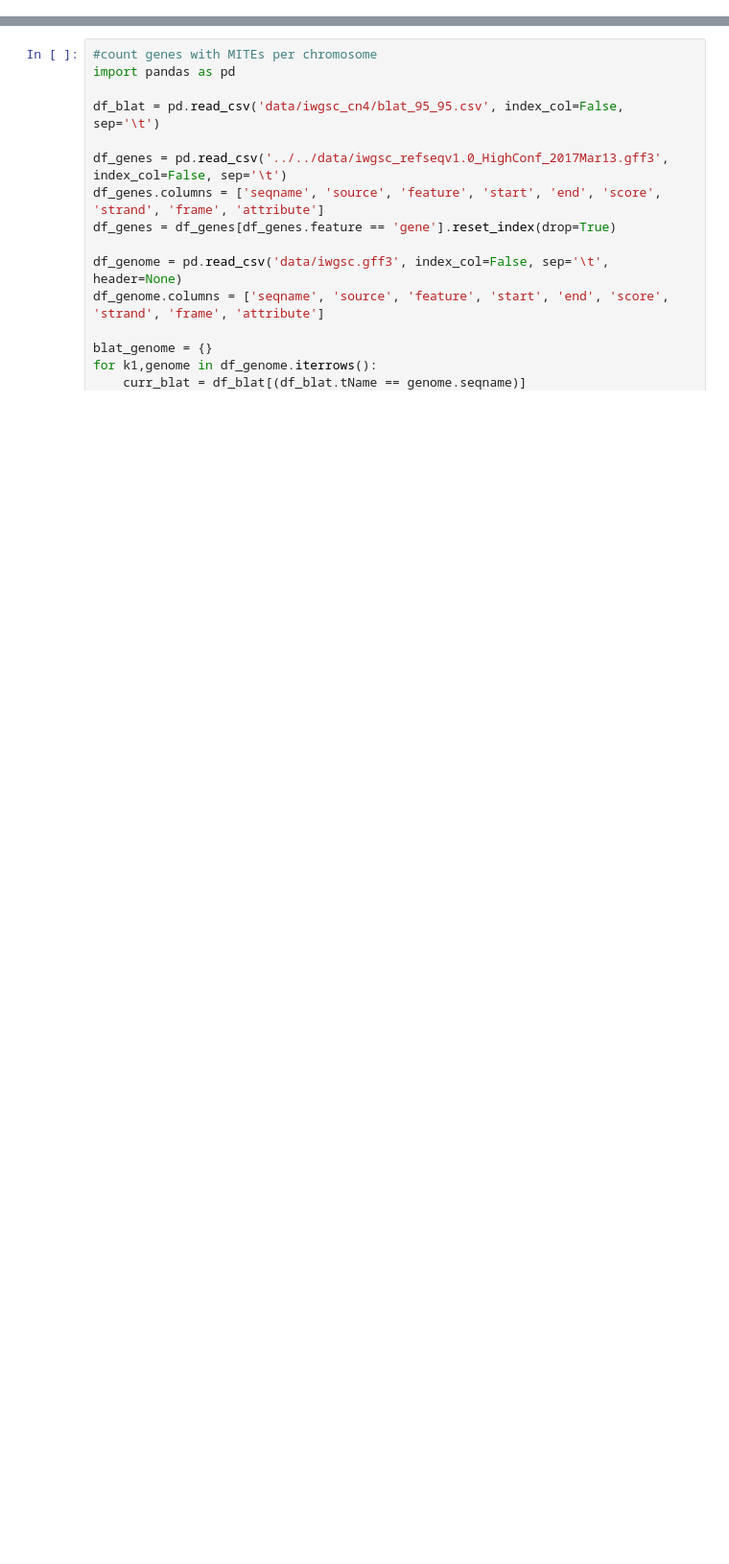
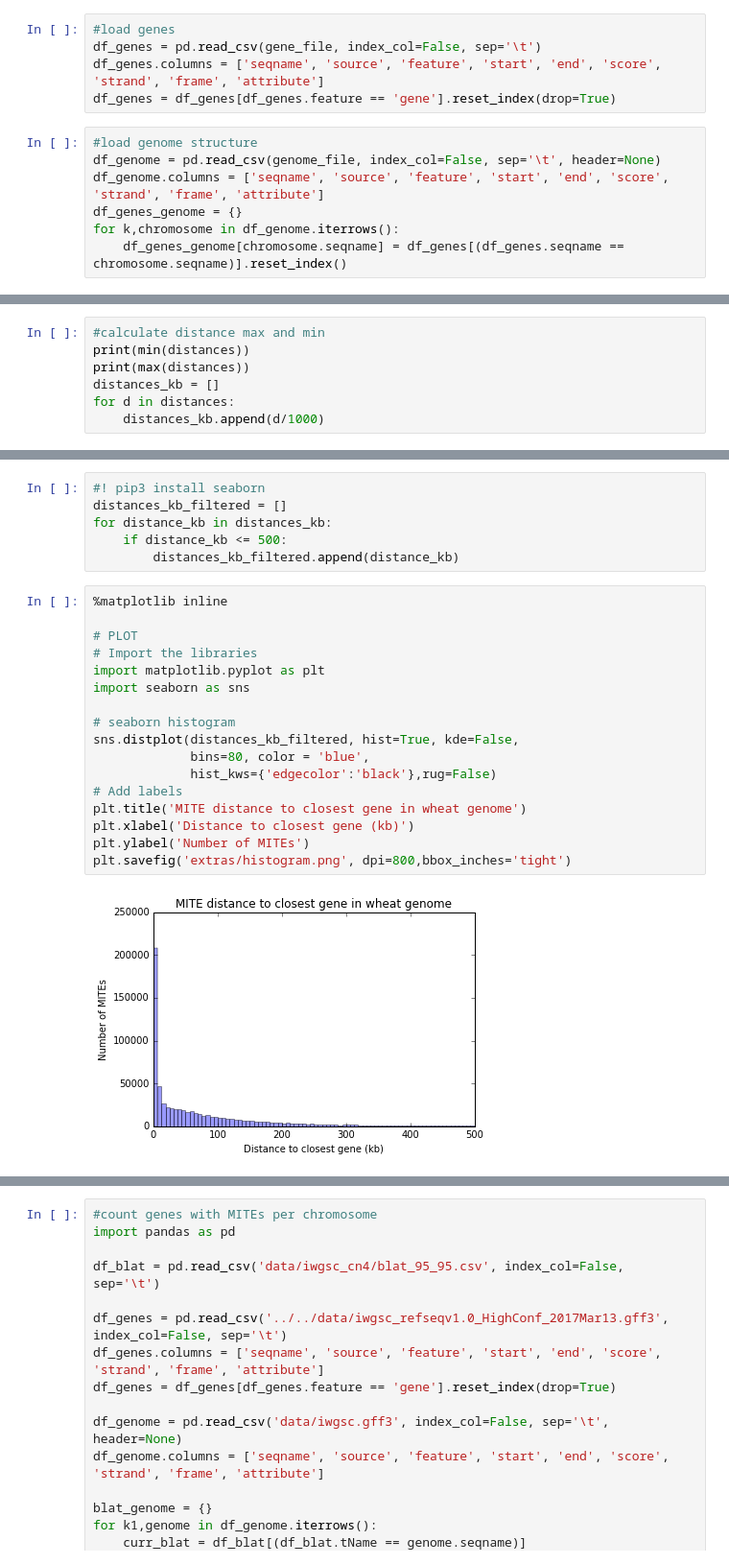
Before and after one commit to INTABiotechMJ/MITE-Tracker, a Jupyter notebook: wheat_data.ipynb, the cells around one changed output, grey strips where cells are left out. Shown at 96% size. Drawn from its saved outputs; the diff is of its cells as text; blank space fills up the shorter version.

```diff
--- a/wheat_data.ipynb
+++ b/wheat_data.ipynb
@@ -0,0 +64,12 @@
+# %%
+#load genes
+df_genes = pd.read_csv(gene_file, index_col=False, sep='\t')
+df_genes.columns = ['seqname', 'source', 'feature', 'start', 'end', 'score', 'strand', 'frame', 'attribute']
+df_genes = df_genes[df_genes.feature == 'gene'].reset_index(drop=True)
+# %%
+#load genome structure
+df_genome = pd.read_csv(genome_file, index_col=False, sep='\t', header=None)
+df_genome.columns = ['seqname', 'source', 'feature', 'start', 'end', 'score', 'strand', 'frame', 'attribute']
+df_genes_genome = {}
+for k,chromosome in df_genome.iterrows():
+    df_genes_genome[chromosome.seqname] = df_genes[(df_genes.seqname == chromosome.seqname)].reset_index()
@@ -0,0 +95,7 @@
+# %%
+#calculate distance max and min
+print(min(distances))
+print(max(distances))
+distances_kb = []
+for d in distances:
+    distances_kb.append(d/1000)
@@ -0,0 +105,25 @@
+# %%
+#! pip3 install seaborn
+distances_kb_filtered = []
+for distance_kb in distances_kb:
+    if distance_kb <= 500:
+        distances_kb_filtered.append(distance_kb)
+# %%
+%matplotlib inline
+
+# PLOT
+# Import the libraries
+import matplotlib.pyplot as plt
+import seaborn as sns
+
+# seaborn histogram
+sns.distplot(distances_kb_filtered, hist=True, kde=False,
+             bins=80, color = 'blue',
+             hist_kws={'edgecolor':'black'},rug=False)
+# Add labels
+plt.title('MITE distance to closest gene in wheat genome')
+plt.xlabel('Distance to closest gene (kb)')
+plt.ylabel('Number of MITEs')
+plt.savefig('extras/histogram.png', dpi=800,bbox_inches='tight')
+# %% [output]
+[figure, added]
```
Also changed, not shown: parts of 17 cells of this notebook, 1 other file.
